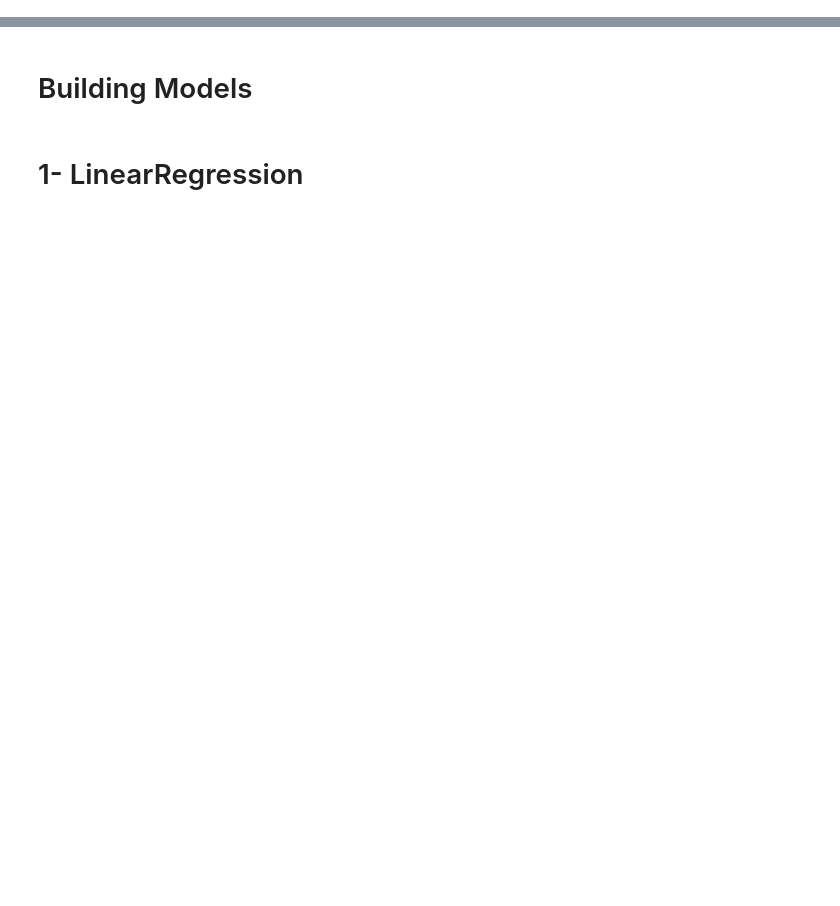
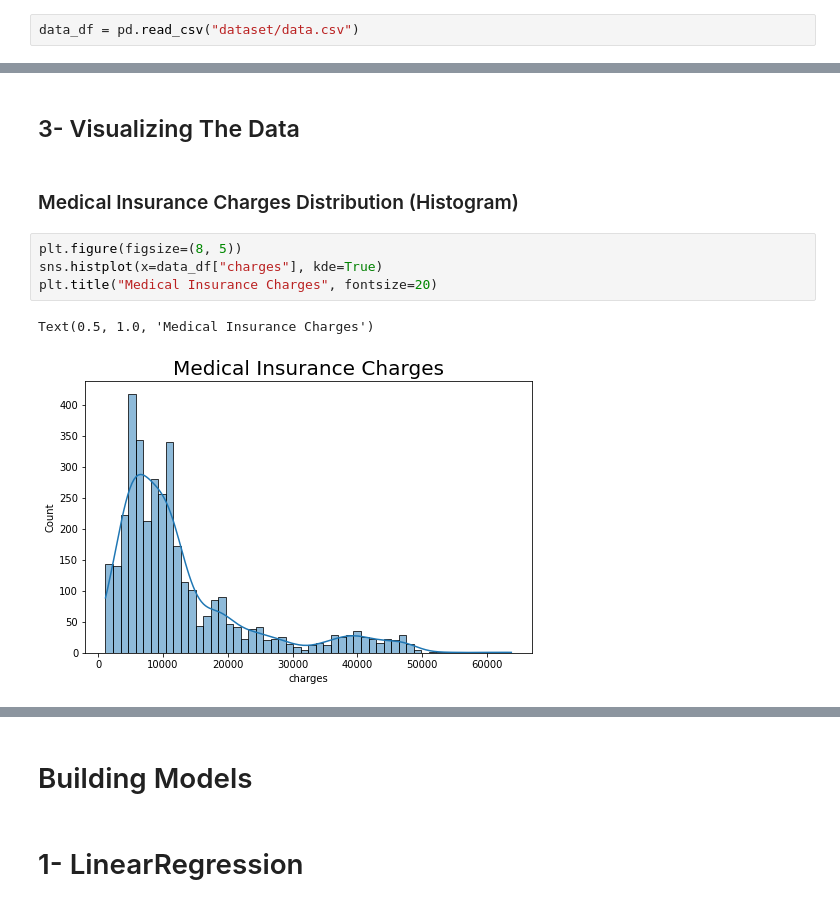
Before and after one commit to allonios/health_insurance_cost_prediction, a Jupyter notebook: notebook.ipynb, the cells around one changed output, grey strips where cells are left out. Saved outputs shown, nothing was run; the diff lists cells and outputs as text; blank space fills up the shorter version.

```diff
--- a/notebook.ipynb
+++ b/notebook.ipynb
@@ -7,0 +14,2 @@ warnings.simplefilter("ignore")
+# %%
+data_df = pd.read_csv("dataset/data.csv")
@@ -7,0 +61,11 @@ warnings.simplefilter("ignore")
+# %% [markdown]
+## 3- Visualizing The Data
+# %% [markdown]
+### Medical Insurance Charges Distribution (Histogram)
+# %%
+plt.figure(figsize=(8, 5))
+sns.histplot(x=data_df["charges"], kde=True)
+plt.title("Medical Insurance Charges", fontsize=20)
+# %% [output]
+Text(0.5, 1.0, 'Medical Insurance Charges')
+[figure, added]
```
Also changed, not shown: parts of 34 cells of this notebook.
